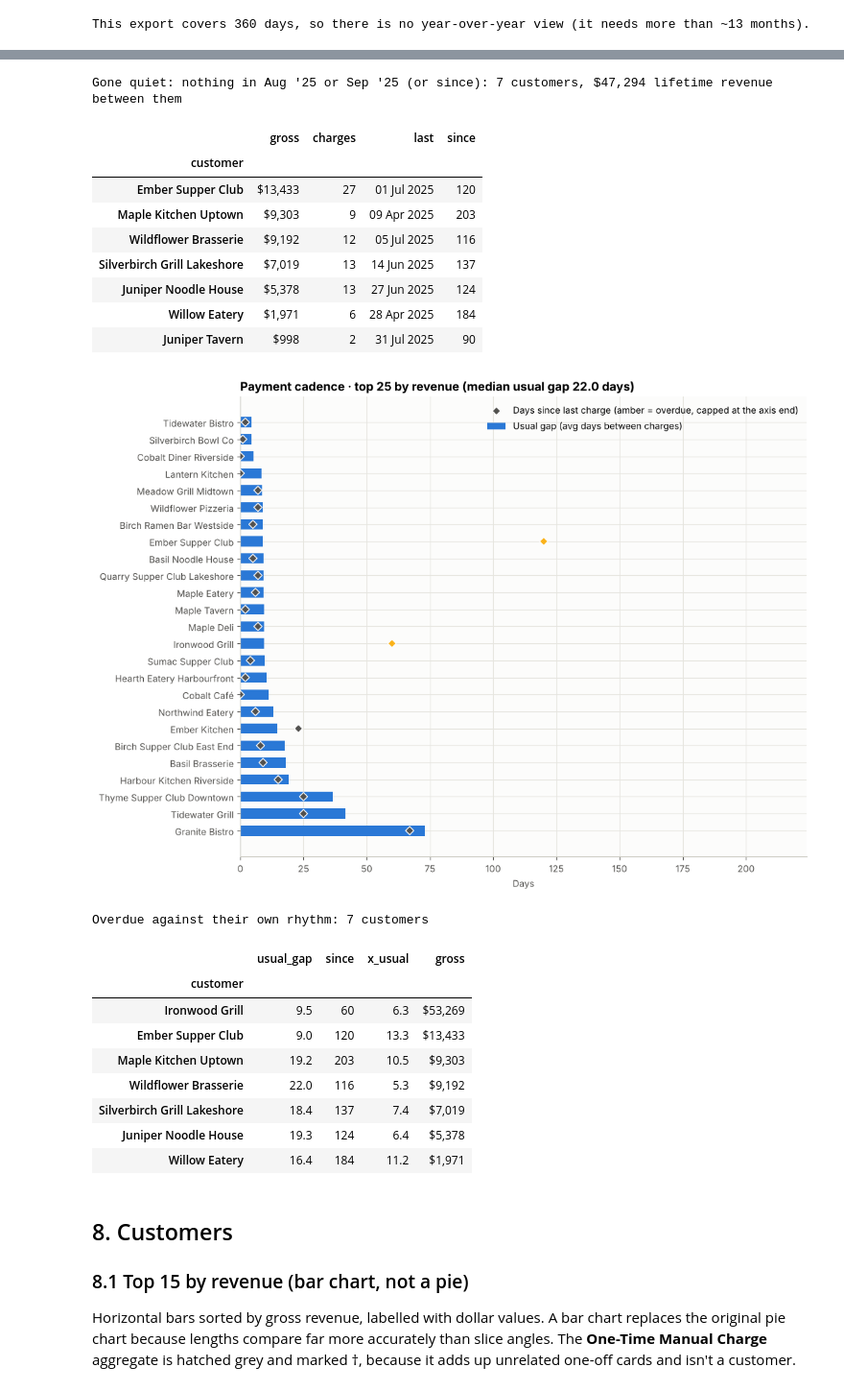
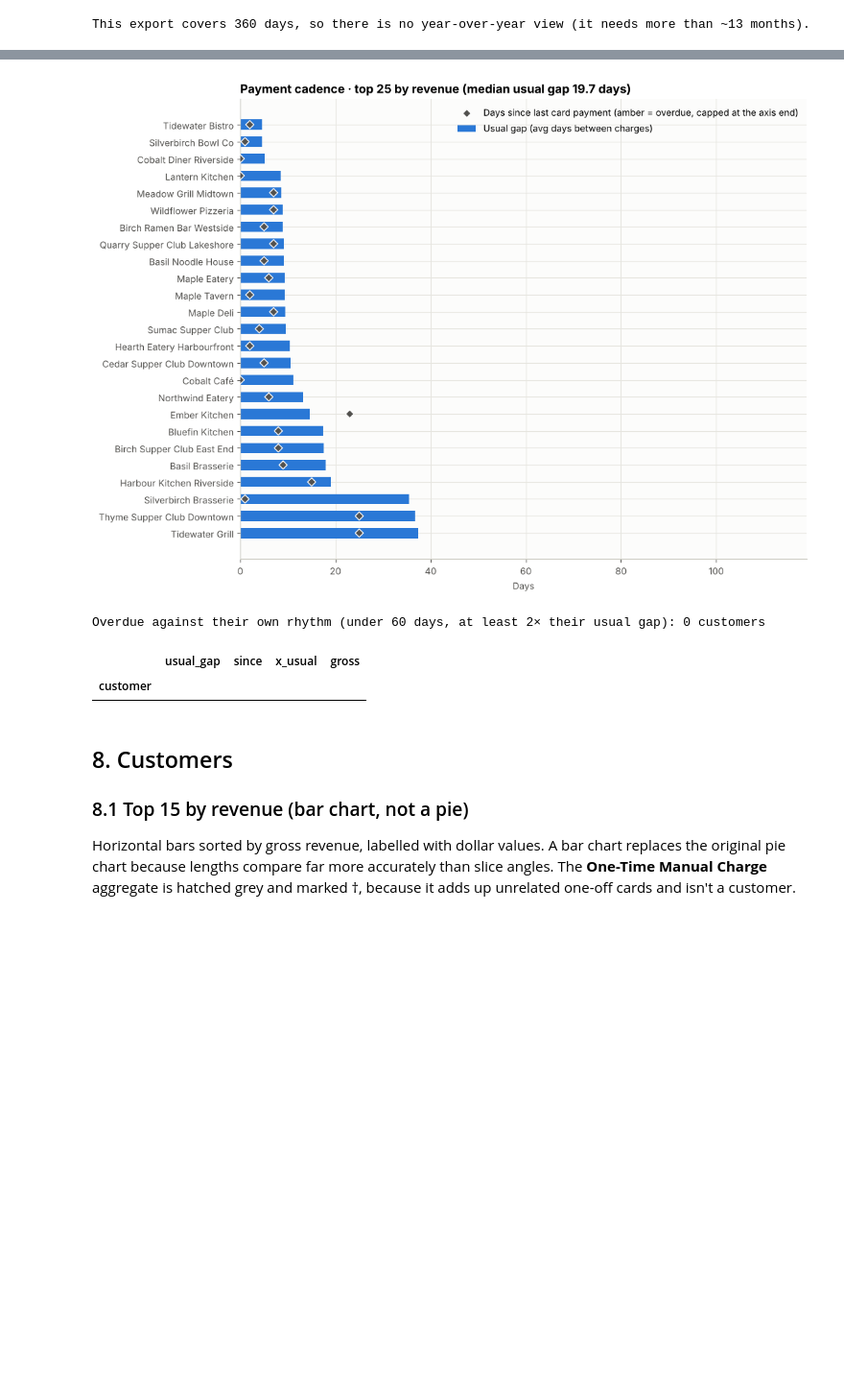
Before and after one commit to umairzia/cc-sales-dashboard, a Jupyter notebook: notebooks/cc_sales_analysis.ipynb, the cells around one changed output, grey strips where cells are left out. Shown at 96% size. Saved outputs shown, nothing was run; the diff lists cells and outputs as text; code cells hidden in the pictures; blank space fills up the shorter version.

```diff
--- a/notebooks/cc_sales_analysis.ipynb
+++ b/notebooks/cc_sales_analysis.ipynb
@@ -41,6 +41,7 @@ DATE_TO = None            # e.g. '2025-09-30'; None = last transaction
 GROUP_BY = 'auto'         # 'auto', 'day', 'week', 'month' or 'quarter' (chart grouping only)
 STATUS_FILTER = 'all'     # 'all' attempts, or 'success' for successful charges only
 ATTENTION_THRESHOLD = 0.25  # "Needs attention" = recent spend at least 25% below baseline
+CARD_STOP_DAYS = 60       # business rule: 60+ days without a card payment = stopped paying by card
 
 pd.set_option('display.max_columns', 30)
 pd.set_option('display.width', 160)
@@ -794,9 +891,17 @@ elif P >= 2:
 if r_idx:
     rng = lambda idx: (f"{track.start[idx[0]]:%d %b}–{track.end[idx[-1]]:%d %b %Y}" if TF['period'] == 'week'
                        else f"{track.label[idx[0]]} – {track.label[idx[-1]]}")
-    base_avg, recent_avg = series[b_idx].mean(axis=1), series[r_idx].mean(axis=1)
+    rows = []
+    for cust, ys in series.iterrows():
+        if cust in stopped_set: continue                                  # paying another way now
+        b_on = [i for i in b_idx if not off_card(cust, i)]                # on-card periods only
+        r_on = [i for i in r_idx if not off_card(cust, i)]
+        if not b_on or not r_on: continue
+        rows.append({'customer': cust, 'base': ys[b_on].mean(), 'recent': ys[r_on].mean()})
+    avgs = pd.DataFrame(rows, columns=['customer', 'base', 'recent']).set_index('customer')
+    base_avg, recent_avg = avgs.base, avgs.recent
     chg = (recent_avg - base_avg) / base_avg.where(base_avg > 0)
-    last_day = named_sales.groupby('customer').day.max()
+    last_day = named_sales.groupby('customer').day.max().reindex(avgs.index)
     attention = pd.DataFrame({'baseline': base_avg / 100, 'recent': recent_avg / 100, 'change': chg,
                               'shortfall': (base_avg - recent_avg) / 100, 'days since': (date_to - last_day).dt.days})
     attention = attention[attention.change <= -ATTENTION_THRESHOLD].sort_values(['shortfall'], ascending=False)
@@ -834,61 +939,37 @@ Recent = Jul '25 – Sep '25; baseline = Apr '25 – Jun '25 (sequential). 32 cu
 # %%
 gaps = {}
-for cust, days in named_sales.groupby('customer').day:
-    d = days.drop_duplicates().sort_values()
-    if len(d) >= 3:
-        gaps[cust] = d.diff().dt.days.dropna().mean()
+for cust, d in pay_days.items():
+    if cust in stopped_set: continue                                      # not paying by card any more
+    on_card = [(b - a).days for a, b in zip(d, d[1:]) if (b - a).days < CARD_STOP_DAYS]  # breaks left out
+    if len(on_card) >= 2:
+        gaps[cust] = float(np.mean(on_card))
 cust_tbl = named_sales.groupby('customer').agg(gross=('cents', 'sum'), charges=('cents', 'size'), last=('day', 'max'))
 cust_tbl['since'] = (date_to - cust_tbl['last']).dt.days
 cadence = cust_tbl.join(pd.Series(gaps, name='usual_gap'), how='inner')
 cadence['x_usual'] = cadence.since / cadence.usual_gap
 overdue = cadence[(cadence.since >= 7) & (cadence.x_usual >= 2)].sort_values('gross', ascending=False)
-
-if P >= 3:
-    quiet_start = track.start.iloc[P - 2]
-    q = cust_tbl.join(pd.Series(gaps, name='usual_gap'))
-    quiet = q[(q['last'] < quiet_start) & (q.charges >= 2) & ~(q.usual_gap.notna() & (q.since <= 2 * q.usual_gap))].sort_values('gross', ascending=False)
-    print(f"Gone quiet: nothing in {track.label[P - 2]} or {track.label[P - 1]} (or since): {len(quiet)} customers, "
-          f"{money(quiet.gross.sum() / 100)} lifetime revenue between them")
-    display(quiet.assign(gross=quiet.gross.div(100).map(money), last=quiet['last'].dt.strftime('%d %b %Y'))[['gross', 'charges', 'last', 'since']].head(25))
 
 # Chart: usual gap (bars) and days since the last charge (diamonds) for the top 25 customers by revenue.
 top = cadence.sort_values('gross', ascending=False).head(25).sort_values('usual_gap', ascending=False)
 if top.empty: print('No customer has 3 or more charge days yet, so there is no usual gap to show.')
 cap = max(28, int(np.ceil(top.usual_gap.max() * 3 / 7) * 7)) if len(top) else 28
 fig, ax = plt.subplots(figsize=(11, 8)) if len(top) else (None, None)
 if len(top):
     ax.barh(top.index, top.usual_gap, color=ACCENT, height=0.6, label='Usual gap (avg days between charges)')
     od = (top.since >= 7) & (top.x_usual >= 2)
     ax.scatter(np.minimum(top.since, cap), top.index, marker='D', s=40, color=np.where(od, WARN, INK2), zorder=3,
-               edgecolor='white', label='Days since last charge (amber = overdue, capped at the axis end)')
+               edgecolor='white', label='Days since last card payment (amber = overdue, capped at the axis end)')
     ax.set_xlim(0, cap); ax.set_xlabel('Days'); ax.legend(loc='upper right', frameon=False)
     ax.set_title(f"Payment cadence · top 25 by revenue (median usual gap {np.median(list(gaps.values())):.1f} days)")
     plt.tight_layout(); plt.show()
-print(f"Overdue against their own rhythm: {len(overdue)} customers")
+print(f"Overdue against their own rhythm (under {CARD_STOP_DAYS} days, at least 2× their usual gap): {len(overdue)} customers")
 display(overdue.assign(gross=overdue.gross.div(100).map(money), usual_gap=overdue.usual_gap.round(1), x_usual=overdue.x_usual.round(1))
         [['usual_gap', 'since', 'x_usual', 'gross']].head(15))
 # %% [output]
+[figure, new version]
-Gone quiet: nothing in Aug '25 or Sep '25 (or since): 7 customers, $47,294 lifetime revenue between them
+Overdue against their own rhythm (under 60 days, at least 2× their usual gap): 0 customers
-|  | gross | charges | last | since |
+|  | usual_gap | since | x_usual | gross |
 | customer |  |  |  |  |
-| Ember Supper Club | $13,433 | 27 | 01 Jul 2025 | 120 |
-| Maple Kitchen Uptown | $9,303 | 9 | 09 Apr 2025 | 203 |
-| Wildflower Brasserie | $9,192 | 12 | 05 Jul 2025 | 116 |
-| Silverbirch Grill Lakeshore | $7,019 | 13 | 14 Jun 2025 | 137 |
-| Juniper Noodle House | $5,378 | 13 | 27 Jun 2025 | 124 |
-| Willow Eatery | $1,971 | 6 | 28 Apr 2025 | 184 |
-| Juniper Tavern | $998 | 2 | 31 Jul 2025 | 90 |
-[figure, old version]
-Overdue against their own rhythm: 7 customers
-|  | usual_gap | since | x_usual | gross |
-| customer |  |  |  |  |
-| Ironwood Grill | 9.5 | 60 | 6.3 | $53,269 |
-| Ember Supper Club | 9.0 | 120 | 13.3 | $13,433 |
-| Maple Kitchen Uptown | 19.2 | 203 | 10.5 | $9,303 |
-| Wildflower Brasserie | 22.0 | 116 | 5.3 | $9,192 |
-| Silverbirch Grill Lakeshore | 18.4 | 137 | 7.4 | $7,019 |
-| Juniper Noodle House | 19.3 | 124 | 6.4 | $5,378 |
-| Willow Eatery | 16.4 | 184 | 11.2 | $1,971 |
 # %% [markdown]
 ## 8. Customers
 
```
Also changed, not shown: parts of 20 cells of this notebook, 17 other files.
